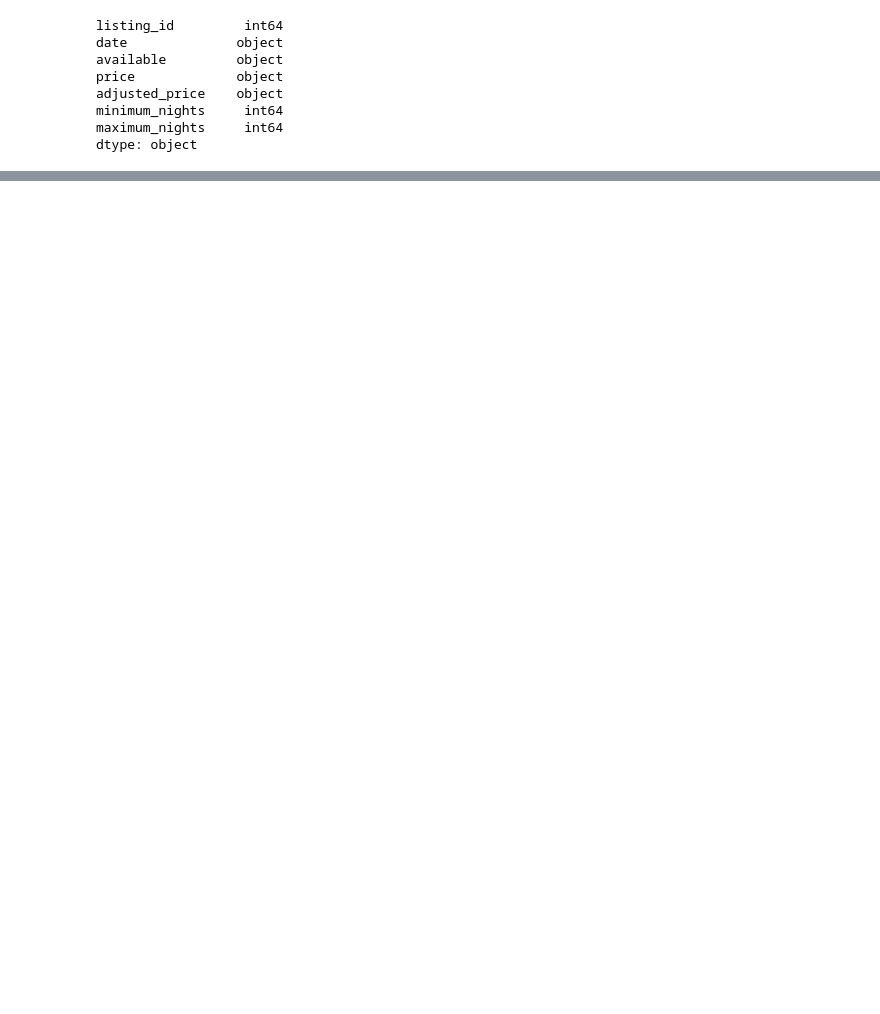
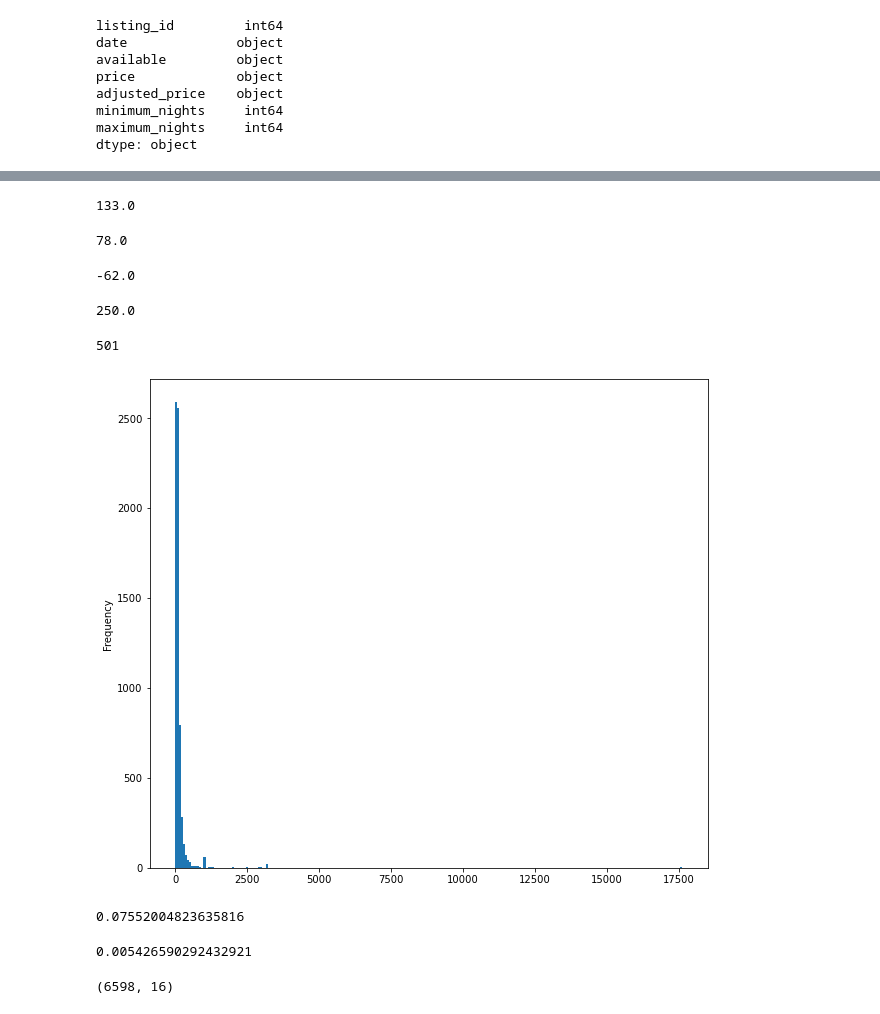
Before and after one commit to jennymcphail/project-1-blog-post, a Jupyter notebook: Edinburgh_AirBNB.ipynb, the cells around one changed output, grey strips where cells are left out. Drawn from its saved outputs; the diff is of its cells as text; code cells hidden in the pictures; blank space fills up the shorter version.

```diff
--- a/Edinburgh_AirBNB.ipynb
+++ b/Edinburgh_AirBNB.ipynb
@@ -279,0 +638,34 @@ plt.show()
+# %%
+Q3
+# %% [output]
+133.0
+# %%
+IQR
+# %% [output]
+78.0
+# %%
+Q1-(1.5*IQR)
+# %% [output]
+-62.0
+# %%
+Q3+(1.5*IQR)
+# %% [output]
+250.0
+# %%
+sum(df_listings1['price']>250)
+# %% [output]
+501
+# %%
+price = df_listings1['price']
+price.plot(kind='hist', figsize=(10,9), bins=250)
+plt.show()
+# %% [output]
+[figure, added]
+# %%
+sum(df_listings1['price']>250)/df_listings1.shape[0]
+# %% [output]
+0.07552004823635816
+# %%
+sum(z>=3)/df_listings1.shape[0]
+# %% [output]
+0.005426590292432921
@@ -279,0 +677,4 @@ plt.show()
+# %%
+df_listings_nouts.shape
+# %% [output]
+(6598, 16)
```
Also changed, not shown: parts of 77 cells of this notebook, 1 other file.
